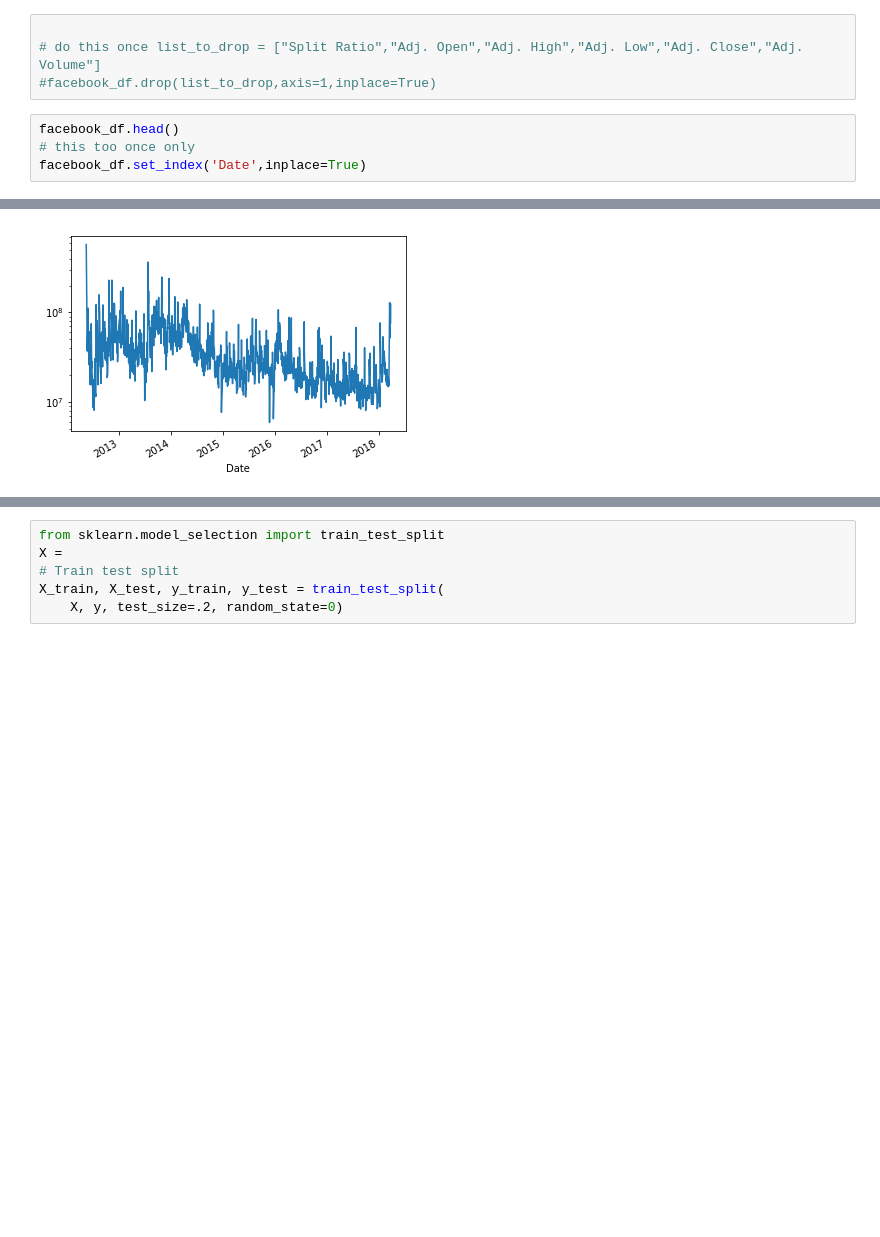
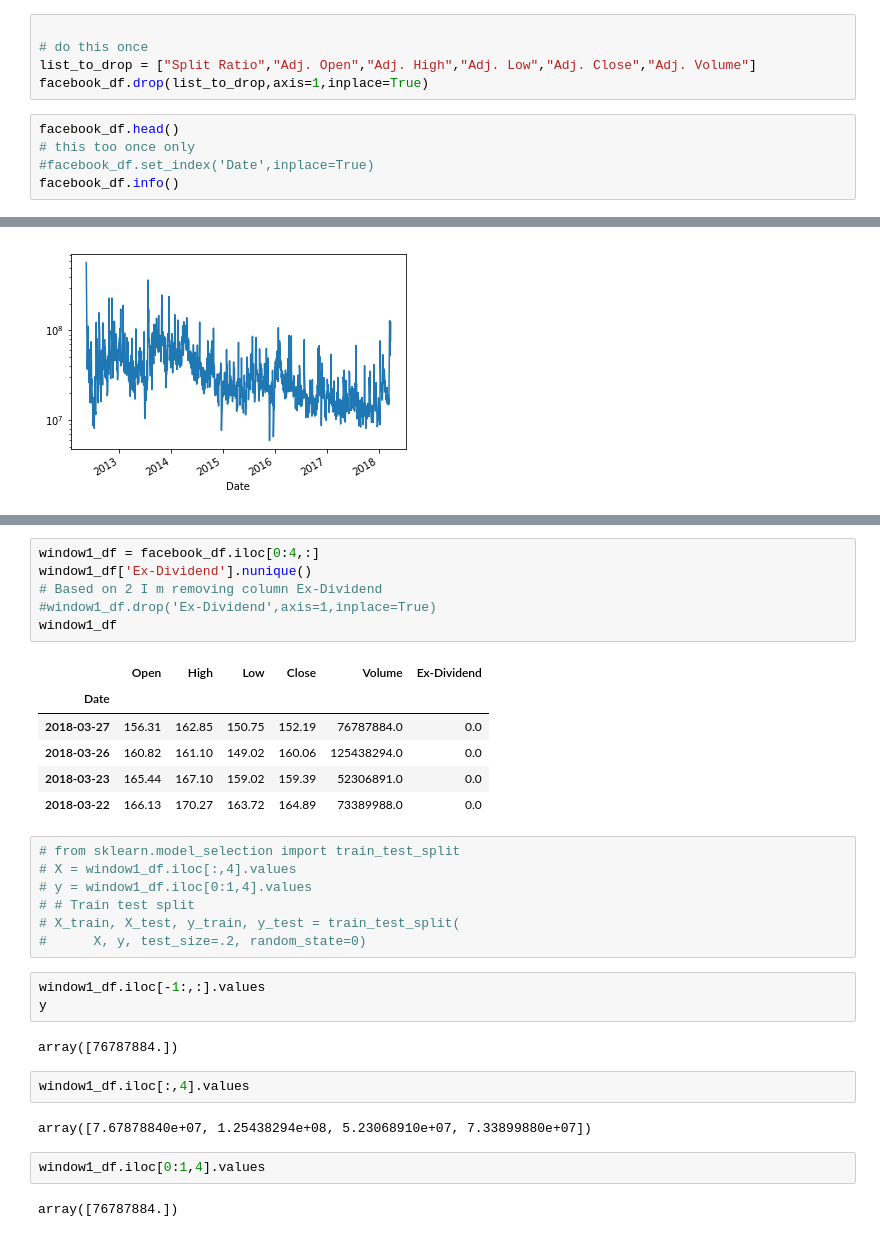
Before and after one commit to Aalena/Zero-to-Deep-learning-FINTECH, a Jupyter notebook: facebook_timeSeries_ML.ipynb, the cells around one changed output, grey strips where cells are left out. Drawn from its saved outputs; the diff is of its cells as text; blank space fills up the shorter version.

```diff
--- a/facebook_timeSeries_ML.ipynb
+++ b/facebook_timeSeries_ML.ipynb
@@ -33,9 +33,11 @@ array([1.])
 #ufo.drop(list_drop, axis=1, inplace=True)
 # %%
 
-# do this once list_to_drop = ["Split Ratio","Adj. Open","Adj. High","Adj. Low","Adj. Close","Adj. Volume"]
-#facebook_df.drop(list_to_drop,axis=1,inplace=True)
+# do this once
+list_to_drop = ["Split Ratio","Adj. Open","Adj. High","Adj. Low","Adj. Close","Adj. Volume"]
+facebook_df.drop(list_to_drop,axis=1,inplace=True)
 # %%
 facebook_df.head()
 # this too once only
-facebook_df.set_index('Date',inplace=True)
+#facebook_df.set_index('Date',inplace=True)
+facebook_df.info()
@@ -54,6 +65,33 @@ str
+# %%
+window1_df = facebook_df.iloc[0:4,:]
+window1_df['Ex-Dividend'].nunique()
+# Based on 2 I m removing column Ex-Dividend
+#window1_df.drop('Ex-Dividend',axis=1,inplace=True)
+window1_df
+# %% [output]
+|  | Open | High | Low | Close | Volume | Ex-Dividend |
+| Date |  |  |  |  |  |  |
+| 2018-03-27 | 156.31 | 162.85 | 150.75 | 152.19 | 76787884.0 | 0.0 |
+| 2018-03-26 | 160.82 | 161.10 | 149.02 | 160.06 | 125438294.0 | 0.0 |
+| 2018-03-23 | 165.44 | 167.10 | 159.02 | 159.39 | 52306891.0 | 0.0 |
+| 2018-03-22 | 166.13 | 170.27 | 163.72 | 164.89 | 73389988.0 | 0.0 |
 # %%
-from sklearn.model_selection import train_test_split
-X =
-# Train test split
-X_train, X_test, y_train, y_test = train_test_split(
-    X, y, test_size=.2, random_state=0)
+# from sklearn.model_selection import train_test_split
+# X = window1_df.iloc[:,4].values
+# y = window1_df.iloc[0:1,4].values
+# # Train test split
+# X_train, X_test, y_train, y_test = train_test_split(
+#      X, y, test_size=.2, random_state=0)
+# %%
+window1_df.iloc[-1:,:].values
+y
+# %% [output]
+array([76787884.])
+# %%
+window1_df.iloc[:,4].values
+# %% [output]
+array([7.67878840e+07, 1.25438294e+08, 5.23068910e+07, 7.33899880e+07])
+# %%
+window1_df.iloc[0:1,4].values
+# %% [output]
+array([76787884.])
```
Also changed, not shown: parts of 3 cells of this notebook.
